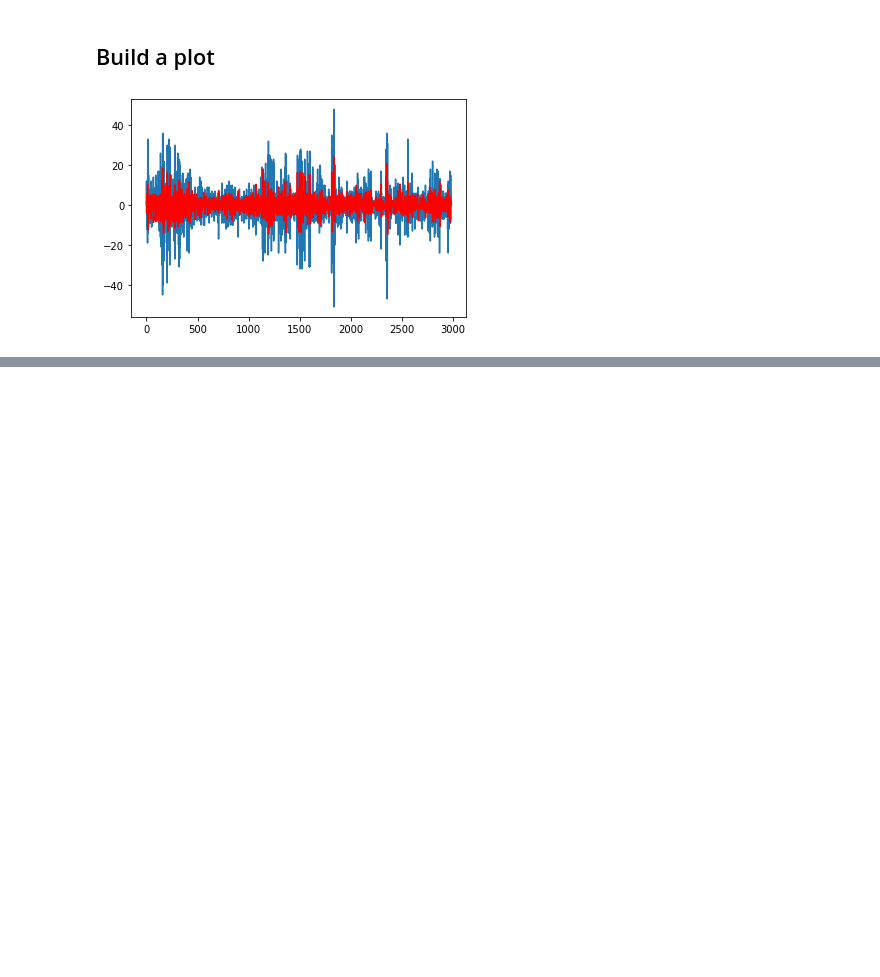
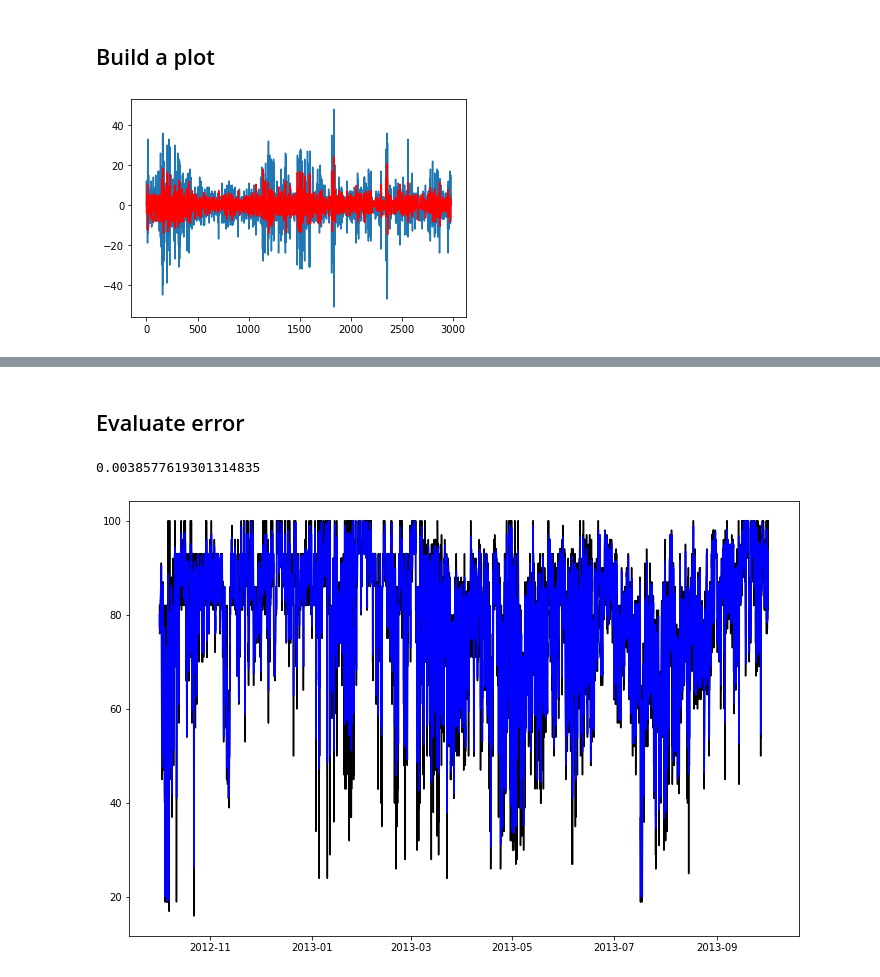
Before and after one commit to ilkrbk/weather-data-2012-2017-analysis-, a Jupyter notebook: forecasting/Forecasting-Weather.ipynb, the cells around one changed output, grey strips where cells are left out. Saved outputs shown, nothing was run; the diff lists cells and outputs as text; code cells hidden in the pictures; blank space fills up the shorter version.

```diff
--- a/forecasting/Forecasting-Weather.ipynb
+++ b/forecasting/Forecasting-Weather.ipynb
@@ -112,0 +182,7 @@ plt.show()
+# %%
+from statsmodels.tsa.api import SimpleExpSmoothing
+
+fit = SimpleExpSmoothing(vancouver_humidity_serie, initialization_method="heuristic").fit(smoothing_level=0.6,optimized=False)
+
+forecast = fit.forecast().rename('alpha=0.6')
+forecast
@@ -112,0 +192,22 @@ plt.show()
+# %% [markdown]
+## Evaluate error
+# %%
+
+
+counter = 0
+arrErr = []
+for x in vancouver_humidity_serie.values:
+    err = x[0] - fit.fittedvalues.values[counter]
+    arrErr.append(err)
+    counter += 1
+
+np.array(arrErr).mean()
+# %% [output]
+0.0038577619301314835
+# %%
+plt.figure(figsize=(12,8))
+plt.plot(vancouver_humidity_serie, color='black')
+plt.plot(fit.fittedvalues, color='blue')
+plt.show()
+# %% [output]
+[figure, added]
```
Also changed, not shown: parts of 13 cells of this notebook.
